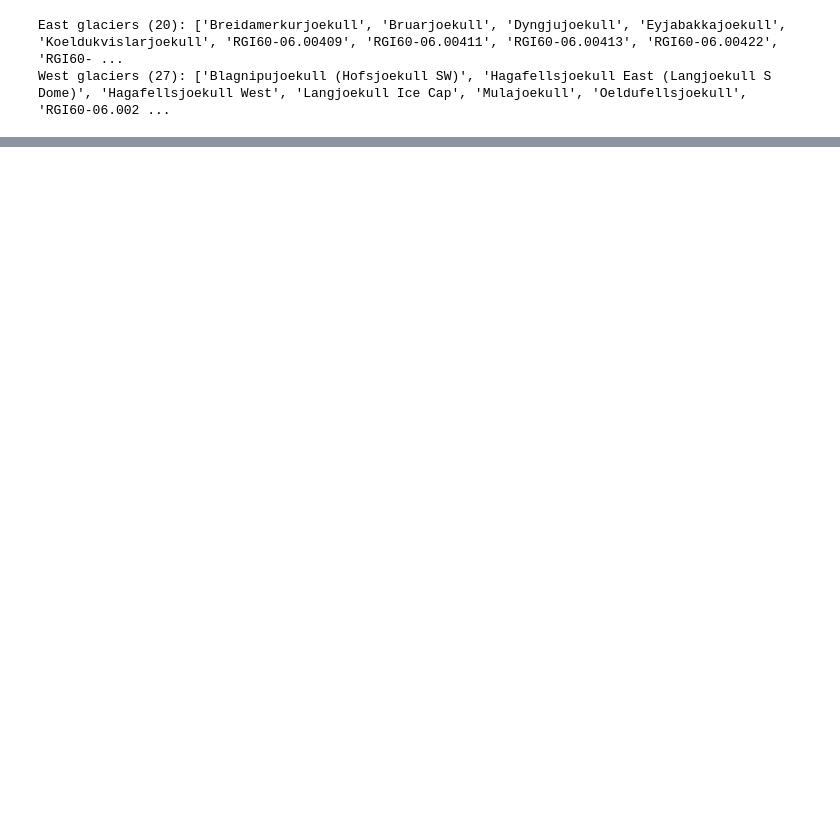
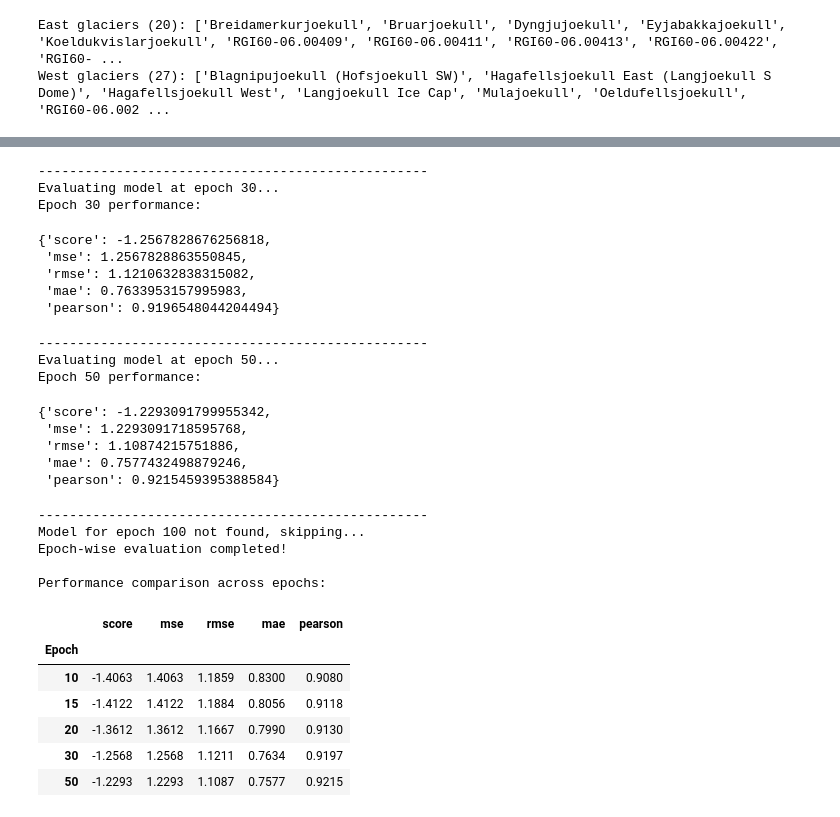
Before and after one commit to marvande/MassBalanceMachine, a Jupyter notebook: regions/Iceland_mb/3.2.4 Train-ML-model-NN_progressive_transfer.ipynb, the cells around one changed output, grey strips where cells are left out. Drawn from its saved outputs; the diff is of its cells as text; code cells hidden in the pictures; blank space fills up the shorter version.

```diff
--- a/regions/Iceland_mb/3.2.4 Train-ML-model-NN_progressive_transfer.ipynb
+++ b/regions/Iceland_mb/3.2.4 Train-ML-model-NN_progressive_transfer.ipynb
@@ -1041,0 +932,51 @@ PlotIndividualGlacierPredVsTruth(grouped_ids, base_figsize=(20, 15))
+# %%
+# Evaluate models saved at different epochs to analyze training dynamics
+print("Evaluating models saved at different training epochs...")
+
+epochs_to_evaluate = [10, 15, 20, 30, 50, 100]
+model_prefix = "nn_model_best_epoch"
+
+epoch_results = {}
+
+for epoch in epochs_to_evaluate:
+    model_name = f"{model_prefix}_{epoch}.pt"
+
+    # Check if model file exists
+    if not os.path.exists(model_name):
+        print(f"Model for epoch {epoch} not found, skipping...")
+        continue
+
+    print(f"Evaluating model at epoch {epoch}...")
+
+    # Load model with same architecture as Swiss model
+    epoch_model = mbm.models.CustomNeuralNetRegressor(
+        cfg, **swiss_args, **param_init
+    )
+    epoch_model = epoch_model.set_params(device='cpu').to('cpu')
+    epoch_model.initialize()
+
+    # Load saved weights
+    state_dict = torch.load(model_name, map_location='cpu')
+    epoch_model.module_.load_state_dict(state_dict)
+
+    # Evaluate the model
+    grouped_ids_epoch, scores_NN_epoch, ids_NN_epoch, y_pred_NN_epoch = evaluate_model_and_group_predictions(
+        epoch_model, df_X_test_subset, test_set['y'], cfg, mbm
+    )
+
+    # Store results
+    epoch_results[epoch] = scores_NN_epoch
+
+    print(f"Epoch {epoch} performance:")
+    display(scores_NN_epoch)
+    print("-" * 50)
+
+print("Epoch-wise evaluation completed!")
+
+# Compare performance across epochs
+if epoch_results:
+    print("\nPerformance comparison across epochs:")
+    comparison_df = pd.DataFrame(epoch_results).T
+    comparison_df.index.name = 'Epoch'
+    display(comparison_df.round(4))
+# %% [output]
@@ -1041,0 +1007,28 @@ PlotIndividualGlacierPredVsTruth(grouped_ids, base_figsize=(20, 15))
+--------------------------------------------------
+Evaluating model at epoch 30...
+Epoch 30 performance:
+{'score': -1.2567828676256818,
+ 'mse': 1.2567828863550845,
+ 'rmse': 1.1210632838315082,
+ 'mae': 0.7633953157995983,
+ 'pearson': 0.9196548044204494}
+--------------------------------------------------
+Evaluating model at epoch 50...
+Epoch 50 performance:
+{'score': -1.2293091799955342,
+ 'mse': 1.2293091718595768,
+ 'rmse': 1.10874215751886,
+ 'mae': 0.7577432498879246,
+ 'pearson': 0.9215459395388584}
+--------------------------------------------------
+Model for epoch 100 not found, skipping...
+Epoch-wise evaluation completed!
+
+Performance comparison across epochs:
+|  | score | mse | rmse | mae | pearson |
+| Epoch |  |  |  |  |  |
+| 10 | -1.4063 | 1.4063 | 1.1859 | 0.8300 | 0.9080 |
+| 15 | -1.4122 | 1.4122 | 1.1884 | 0.8056 | 0.9118 |
+| 20 | -1.3612 | 1.3612 | 1.1667 | 0.7990 | 0.9130 |
+| 30 | -1.2568 | 1.2568 | 1.1211 | 0.7634 | 0.9197 |
+| 50 | -1.2293 | 1.2293 | 1.1087 | 0.7577 | 0.9215 |
```
Also changed, not shown: parts of 72 cells of this notebook, 26 other files.
